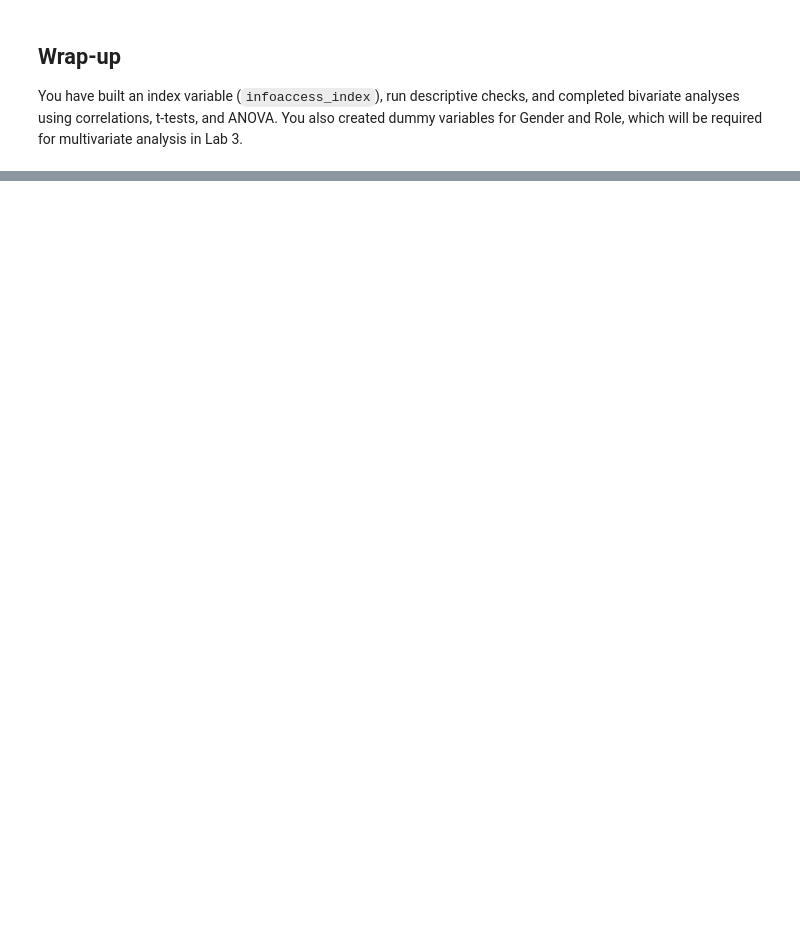
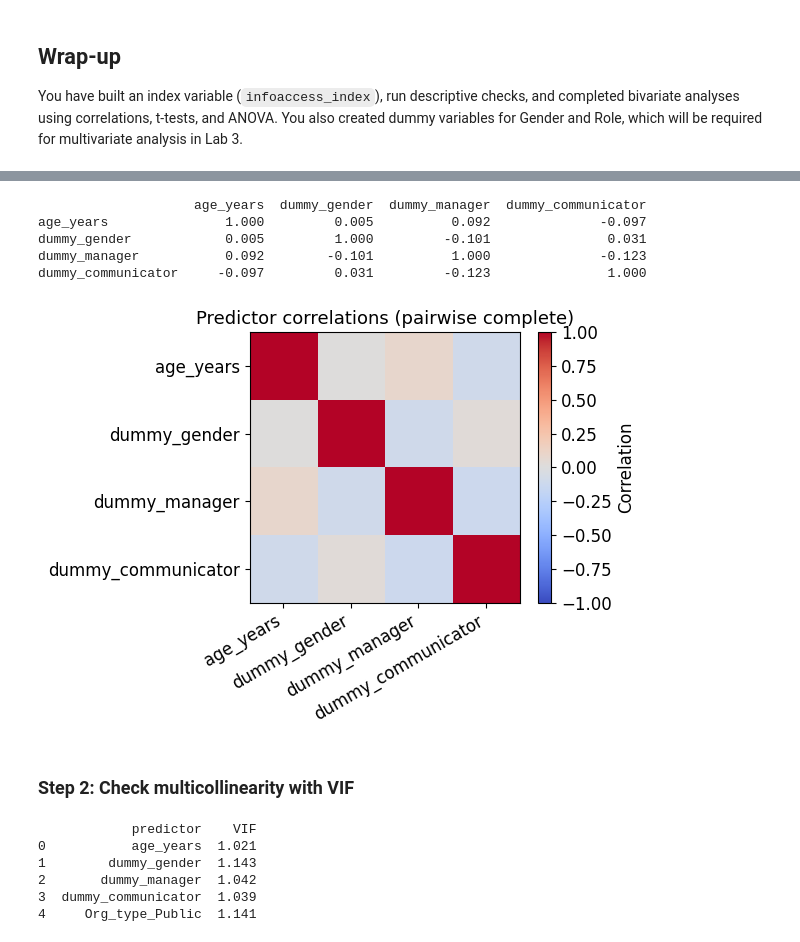
Before and after one commit to cca-cce/osm-comm, a Jupyter notebook: jnb/skpm20_labs.ipynb, the cells around one changed output, grey strips where cells are left out. Drawn from its saved outputs; the diff is of its cells as text; code cells hidden in the pictures; blank space fills up the shorter version.

```diff
--- a/jnb/skpm20_labs.ipynb
+++ b/jnb/skpm20_labs.ipynb
@@ -939,0 +973,18 @@ You have built an index variable (`infoaccess_index`), run descriptive checks, a
+# %%
+from pathlib import Path
+import numpy as np
+import pandas as pd
+import matplotlib.pyplot as plt
+import statsmodels.api as sm
+import statsmodels.formula.api as smf
+from statsmodels.stats.outliers_influence import variance_inflation_factor
+
+plt.rcParams.update({"font.size": 12, "axes.titlesize": 13, "axes.labelsize": 12})
+
+path = Path("cod-260210.tsv")
+path = "https://github.com/cca-cce/osm-comm/raw/refs/heads/main/csv/cod-260210.tsv"
+df = pd.read_csv(path, sep="\t")
+print("shape:", df.shape)
+
+# get dataset structure
+df.info()
@@ -939,0 +1103,44 @@ You have built an index variable (`infoaccess_index`), run descriptive checks, a
+# %%
+pred_cols = ["age_years", "dummy_gender", "dummy_manager", "dummy_communicator"]
+corr_pw = df[pred_cols].corr()  # pairwise complete by default
+print(corr_pw.round(3))
+
+plt.figure(figsize=(6, 4.5))
+plt.imshow(corr_pw.values, vmin=-1, vmax=1, cmap="coolwarm")
+plt.colorbar(label="Correlation")
+plt.xticks(range(len(pred_cols)), pred_cols, rotation=30, ha="right")
+plt.yticks(range(len(pred_cols)), pred_cols)
+plt.title("Predictor correlations (pairwise complete)")
+plt.tight_layout()
+# %% [output]
+                    age_years  dummy_gender  dummy_manager  dummy_communicator
+age_years               1.000         0.005          0.092              -0.097
+dummy_gender            0.005         1.000         -0.101               0.031
+dummy_manager           0.092        -0.101          1.000              -0.123
+dummy_communicator     -0.097         0.031         -0.123               1.000
+[figure, added]
+# %% [markdown]
+### Step 2: Check multicollinearity with VIF
+# %%
+# Build design matrix from the fitted model data (without intercept in formula terms)
+X_vif = pd.get_dummies(
+    df_clean[["age_years", "dummy_gender", "Org_type", "dummy_manager", "dummy_communicator"]],
+    drop_first=True
+).astype(float)
+X_vif = sm.add_constant(X_vif, has_constant="add")
+
+vif_rows = []
+for i, col in enumerate(X_vif.columns):
+    if col == "const":
+        continue
+    vif_rows.append((col, variance_inflation_factor(X_vif.values, i)))
+
+vif_df = pd.DataFrame(vif_rows, columns=["predictor", "VIF"])
+print(vif_df.round(3))
+# %% [output]
+            predictor    VIF
+0           age_years  1.021
+1        dummy_gender  1.143
+2       dummy_manager  1.042
+3  dummy_communicator  1.039
+4     Org_type_Public  1.141
```
Also changed, not shown: parts of 19 cells of this notebook.
